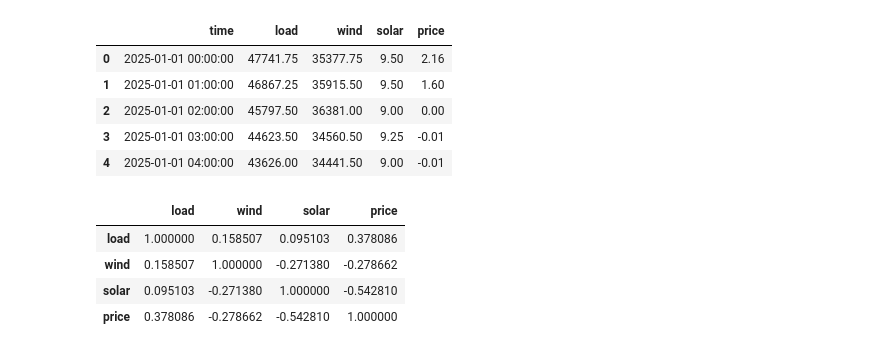
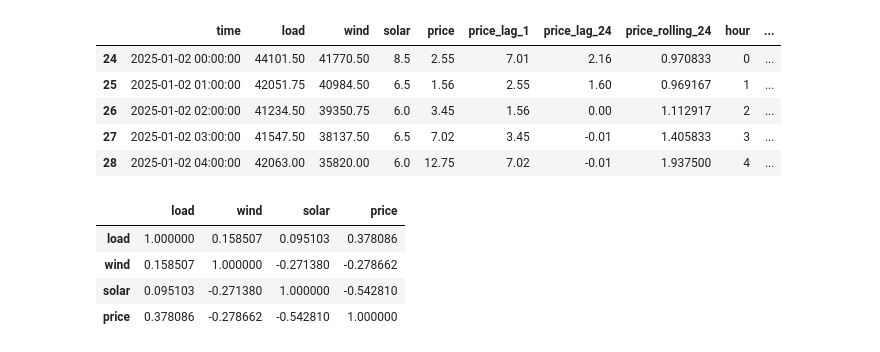
Before and after one commit to Parthrajsinh-Dabhi/German-Energy-Forecast, a Jupyter notebook: Notebooks/analysis.ipynb, the cells around one changed output. Cells and saved outputs as stored; diff of their text form; code cells hidden in the pictures.

```diff
--- a/Notebooks/analysis.ipynb
+++ b/Notebooks/analysis.ipynb
@@ -1,19 +1,39 @@
 # %%
 import pandas as pd
 import matplotlib.pyplot as plt
-
 df = pd.read_csv(r"C:\Users\parth\OneDrive\Desktop\german-energy-forecast\DATA\data\final_dataset.csv")
 
+# Convert time column
 df["time"] = pd.to_datetime(df["time"])
 
+# ✅ ADD EVERYTHING BELOW HERE
+
+# Sort by time (CRITICAL for time-series)
+df = df.sort_values("time")
+
+# Lag features
+df["price_lag_1"] = df["price"].shift(1)
+df["price_lag_24"] = df["price"].shift(24)
+
+# Rolling average
+df["price_rolling_24"] = df["price"].rolling(window=24).mean()
+
+# Time features
+df["hour"] = df["time"].dt.hour
+df["day_of_week"] = df["time"].dt.dayofweek
+
+# Remove NaN rows caused by lagging
+df = df.dropna()
+
+# Now continue your code
 df.head()
 # %% [output]
-|  | time | load | wind | solar | price |
-| 0 | 2025-01-01 00:00:00 | 47741.75 | 35377.75 | 9.50 | 2.16 |
-| 1 | 2025-01-01 01:00:00 | 46867.25 | 35915.50 | 9.50 | 1.60 |
-| 2 | 2025-01-01 02:00:00 | 45797.50 | 36381.00 | 9.00 | 0.00 |
-| 3 | 2025-01-01 03:00:00 | 44623.50 | 34560.50 | 9.25 | -0.01 |
-| 4 | 2025-01-01 04:00:00 | 43626.00 | 34441.50 | 9.00 | -0.01 |
+|  | time | load | wind | solar | price | price_lag_1 | price_lag_24 | price_rolling_24 | hour | ... |
+| 24 | 2025-01-02 00:00:00 | 44101.50 | 41770.50 | 8.5 | 2.55 | 7.01 | 2.16 | 0.970833 | 0 | ... |
+| 25 | 2025-01-02 01:00:00 | 42051.75 | 40984.50 | 6.5 | 1.56 | 2.55 | 1.60 | 0.969167 | 1 | ... |
+| 26 | 2025-01-02 02:00:00 | 41234.50 | 39350.75 | 6.0 | 3.45 | 1.56 | 0.00 | 1.112917 | 2 | ... |
+| 27 | 2025-01-02 03:00:00 | 41547.50 | 38137.50 | 6.5 | 7.02 | 3.45 | -0.01 | 1.405833 | 3 | ... |
+| 28 | 2025-01-02 04:00:00 | 42063.00 | 35820.00 | 6.0 | 12.75 | 7.02 | -0.01 | 1.937500 | 4 | ... |
 # %%
 df.corr(numeric_only=True)
 # %% [output]
```
Also changed, not shown: parts of 3 cells of this notebook, 2 other files.
